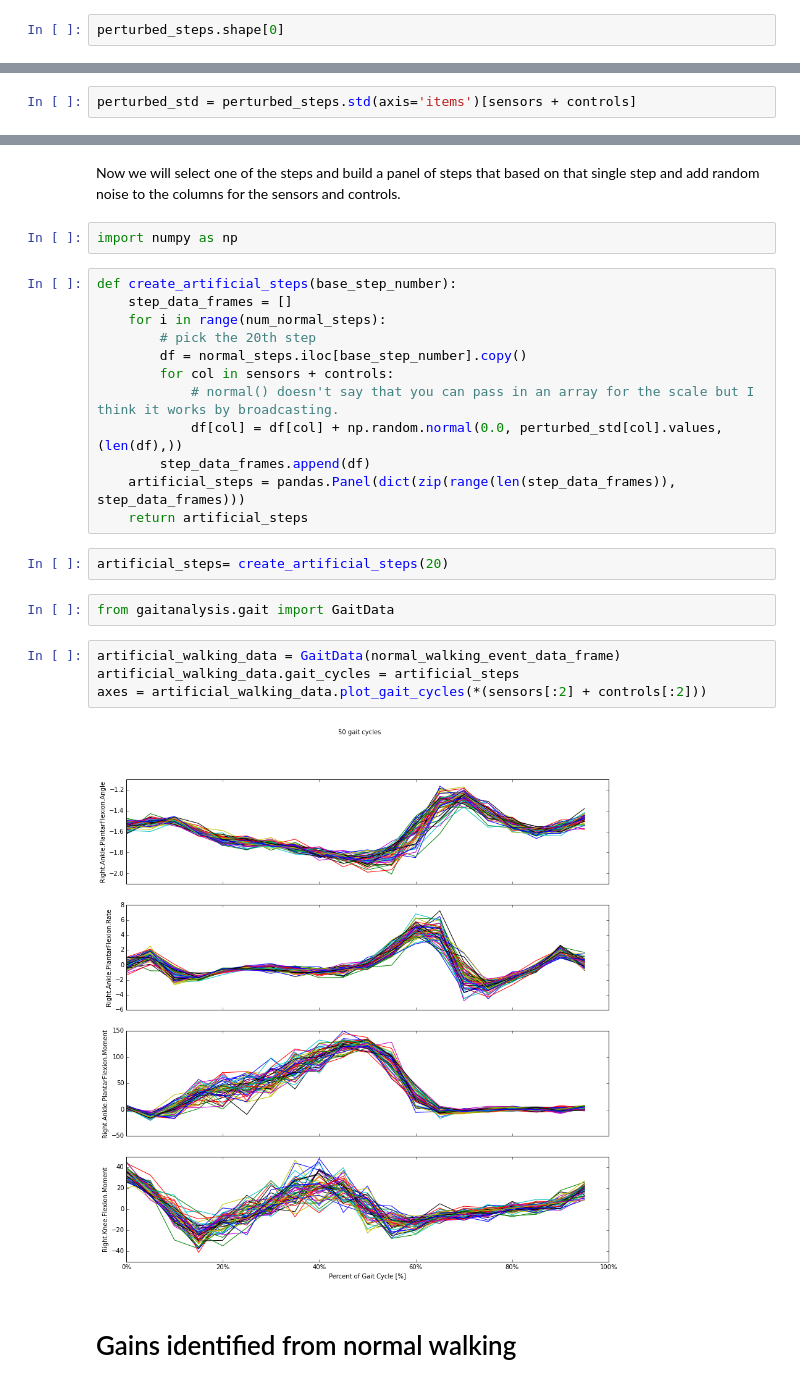
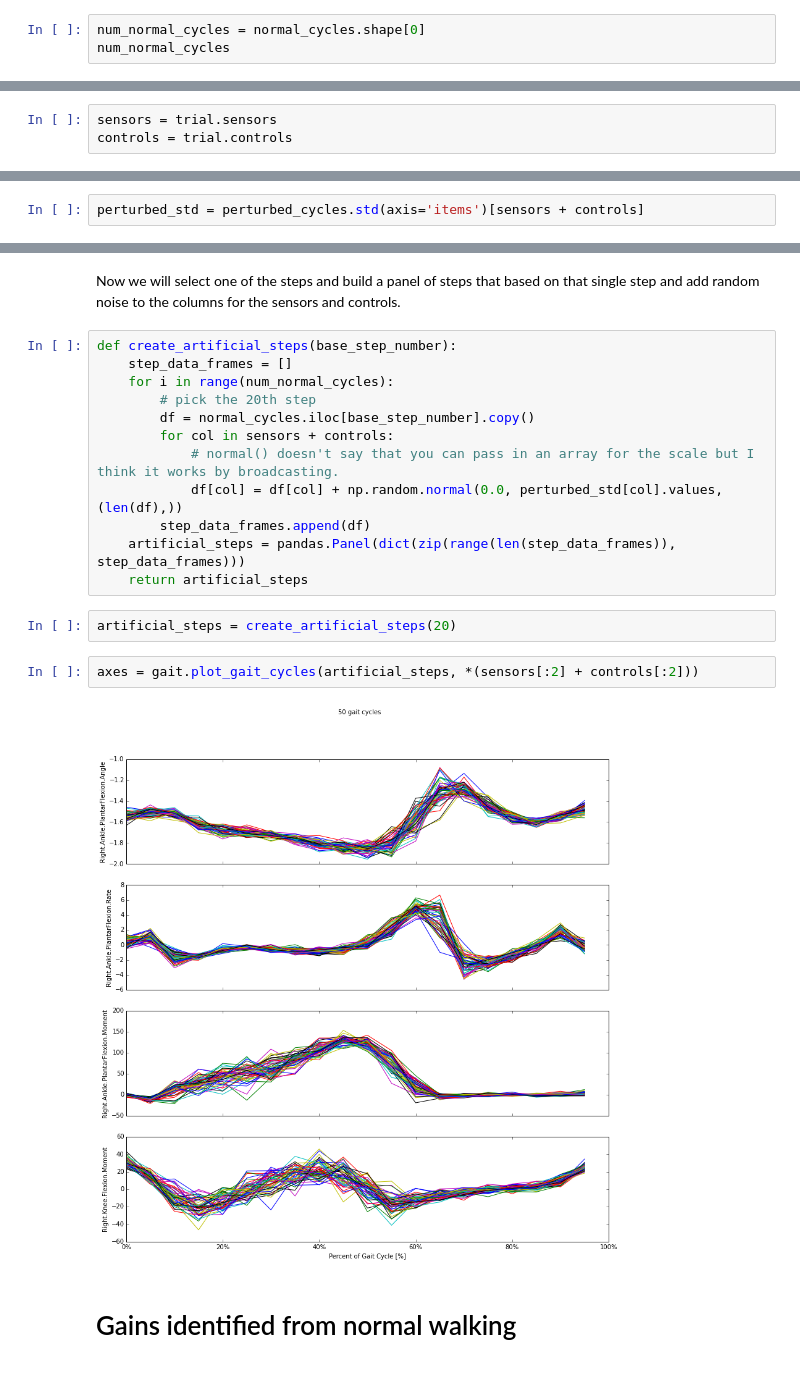
Before and after one commit to csu-hmc/gait-control-direct-id-paper, a Jupyter notebook: notebooks/artificial_variations.ipynb, the cells around one changed output, grey strips where cells are left out. Saved outputs shown, nothing was run; the diff lists cells and outputs as text.

```diff
--- a/notebooks/artificial_variations.ipynb
+++ b/notebooks/artificial_variations.ipynb
@@ -94,3 +49,4 @@ num_normal_steps
 # %%
-perturbed_steps.shape[0]
+num_normal_cycles = normal_cycles.shape[0]
+num_normal_cycles
 # %% [output]
@@ -102,3 +61,6 @@ sensors, controls = utils.load_sensors_and_controls()
+# %%
+sensors = trial.sensors
+controls = trial.controls
 # %% [markdown]
 Now compute the standard deviation of each signal across steps, to show the variation in the steps.
 # %%
@@ -106,5 +68,5 @@ normal_std = normal_steps.std(axis='items')[sensors + controls]
 # %%
-perturbed_std = perturbed_steps.std(axis='items')[sensors + controls]
+perturbed_std = perturbed_cycles.std(axis='items')[sensors + controls]
 # %% [markdown]
 This table shows the ratio of the standard deviation of the joint angles in perturbed walking and the standard deviation of joint angles in unperturbed walking.
 # %%
@@ -248,14 +210,12 @@ axes = perturbed_walking_data.plot_gait_cycles(*(sensors[:2] + controls[:2]), me
 # Create Artificial Steps
 # %% [markdown]
 Now we will select one of the steps and build a panel of steps that based on that single step and add random noise to the columns for the sensors and controls.
-# %%
-import numpy as np
 # %%
 def create_artificial_steps(base_step_number):
     step_data_frames = []
-    for i in range(num_normal_steps):
+    for i in range(num_normal_cycles):
         # pick the 20th step
-        df = normal_steps.iloc[base_step_number].copy()
+        df = normal_cycles.iloc[base_step_number].copy()
         for col in sensors + controls:
             # normal() doesn't say that you can pass in an array for the scale but I think it works by broadcasting.
             df[col] = df[col] + np.random.normal(0.0, perturbed_std[col].values, (len(df),))
@@ -263,14 +223,10 @@ def create_artificial_steps(base_step_number):
     artificial_steps = pandas.Panel(dict(zip(range(len(step_data_frames)), step_data_frames)))
     return artificial_steps
 # %%
-artificial_steps= create_artificial_steps(20)
+artificial_steps = create_artificial_steps(20)
-# %%
-from gaitanalysis.gait import GaitData
 # %%
-artificial_walking_data = GaitData(normal_walking_event_data_frame)
-artificial_walking_data.gait_cycles = artificial_steps
-axes = artificial_walking_data.plot_gait_cycles(*(sensors[:2] + controls[:2]))
+axes = gait.plot_gait_cycles(artificial_steps, *(sensors[:2] + controls[:2]))
 # %% [output]
-[figure, old version]
+[figure, new version]
 # %% [markdown]
 # Gains identified from normal walking
```
Also changed, not shown: parts of 57 cells of this notebook.
